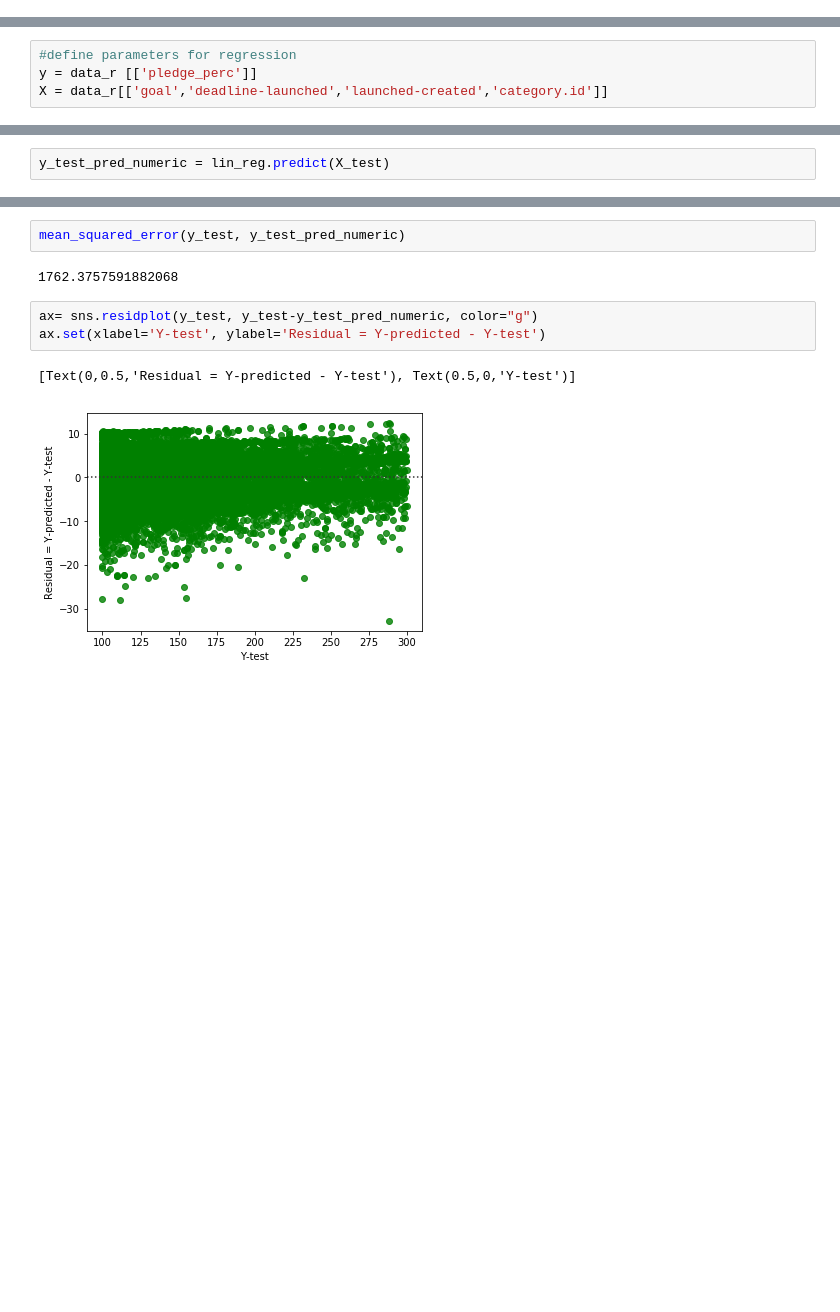
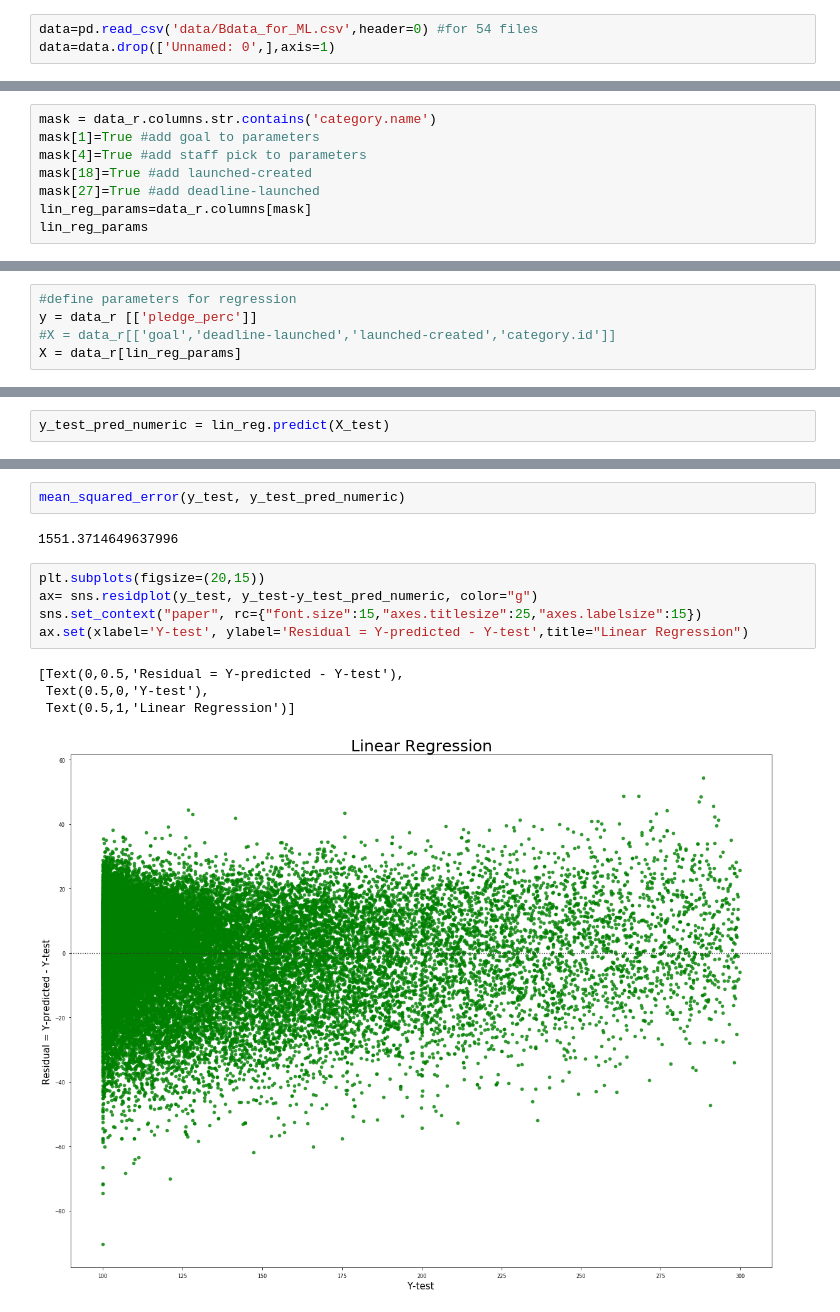
Before and after one commit to etoister/Kickstarter, a Jupyter notebook: Kicker Oracle- models.ipynb, the cells around one changed output, grey strips where cells are left out. Saved outputs shown, nothing was run; the diff lists cells and outputs as text; blank space fills up the shorter version.

Commit message:
Update linear reg
Elad

```diff
--- a/Kicker Oracle- models.ipynb
+++ b/Kicker Oracle- models.ipynb
@@ -420,4 +421,7 @@ lin_reg = LinearRegression()
 from sklearn.metrics import mean_squared_error
+# %%
+data=pd.read_csv('data/Bdata_for_ML.csv',header=0) #for 54 files
+data=data.drop(['Unnamed: 0',],axis=1)
 # %%
 data.info()
 # %% [output]
@@ -442,3 +434,11 @@ memory usage: 46.3+ MB
 #define range of data
 data_r=data[data['pledge_perc']<300]
 data_r=data_r[data_r['pledge_perc']>=100]
+# %%
+mask = data_r.columns.str.contains('category.name')
+mask[1]=True #add goal to parameters
+mask[4]=True #add staff pick to parameters
+mask[18]=True #add launched-created
+mask[27]=True #add deadline-launched
+lin_reg_params=data_r.columns[mask]
+lin_reg_params
@@ -445,7 +457,8 @@ data_r=data_r[data_r['pledge_perc']>=100]
 # %%
 #define parameters for regression
 y = data_r [['pledge_perc']]
-X = data_r[['goal','deadline-launched','launched-created','category.id']]
+#X = data_r[['goal','deadline-launched','launched-created','category.id']]
+X = data_r[lin_reg_params]
 # %%
 #split to train and test
 X_train, X_test, y_train, y_test = train_test_split (X, y, test_size = 0.4, random_state=8)
@@ -468,10 +497,14 @@ lin_reg.score(X_test, y_test)
 # %%
 mean_squared_error(y_test, y_test_pred_numeric)
 # %% [output]
-1762.3757591882068
+1551.3714649637996
 # %%
+plt.subplots(figsize=(20,15))
 ax= sns.residplot(y_test, y_test-y_test_pred_numeric, color="g")
-ax.set(xlabel='Y-test', ylabel='Residual = Y-predicted - Y-test')
+sns.set_context("paper", rc={"font.size":15,"axes.titlesize":25,"axes.labelsize":15})
+ax.set(xlabel='Y-test', ylabel='Residual = Y-predicted - Y-test',title="Linear Regression")
 # %% [output]
-[Text(0,0.5,'Residual = Y-predicted - Y-test'), Text(0.5,0,'Y-test')]
+[Text(0,0.5,'Residual = Y-predicted - Y-test'),
+ Text(0.5,0,'Y-test'),
+ Text(0.5,1,'Linear Regression')]
-[figure, old version]
+[figure, new version]
```
Also changed, not shown: parts of 18 cells of this notebook, 1 other file.
